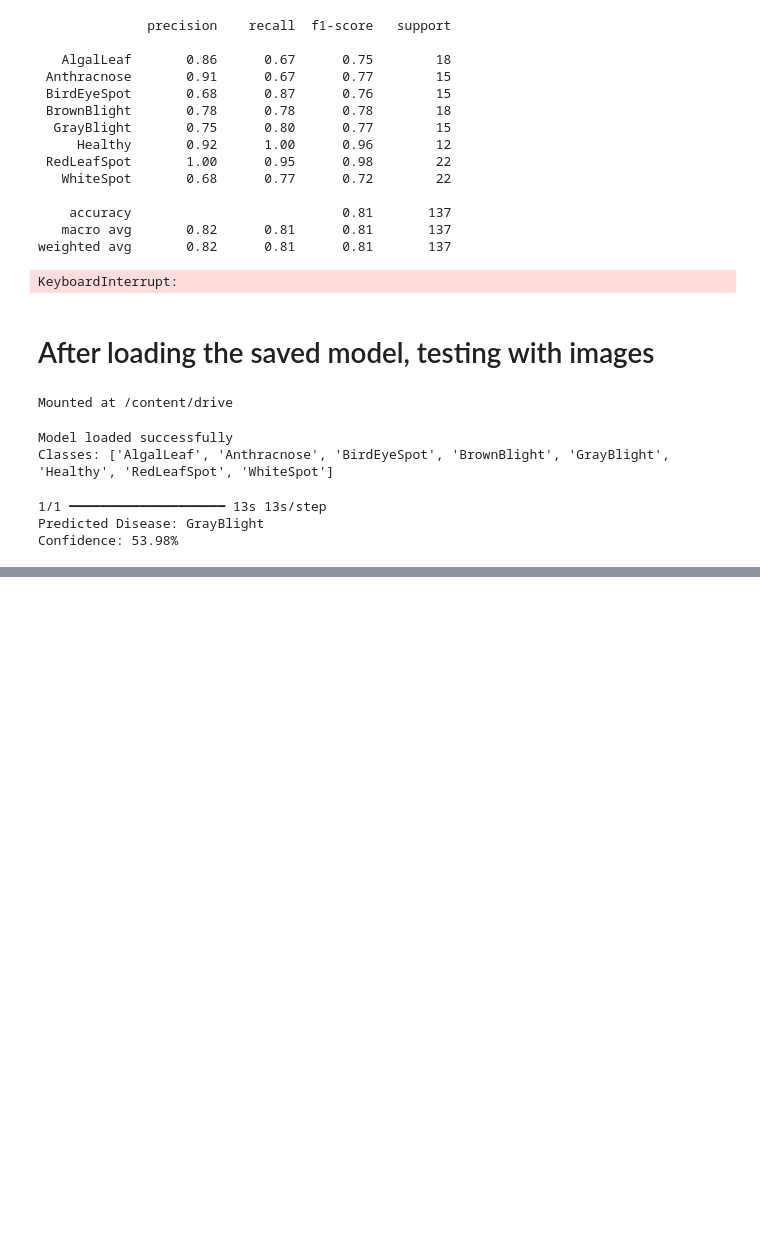
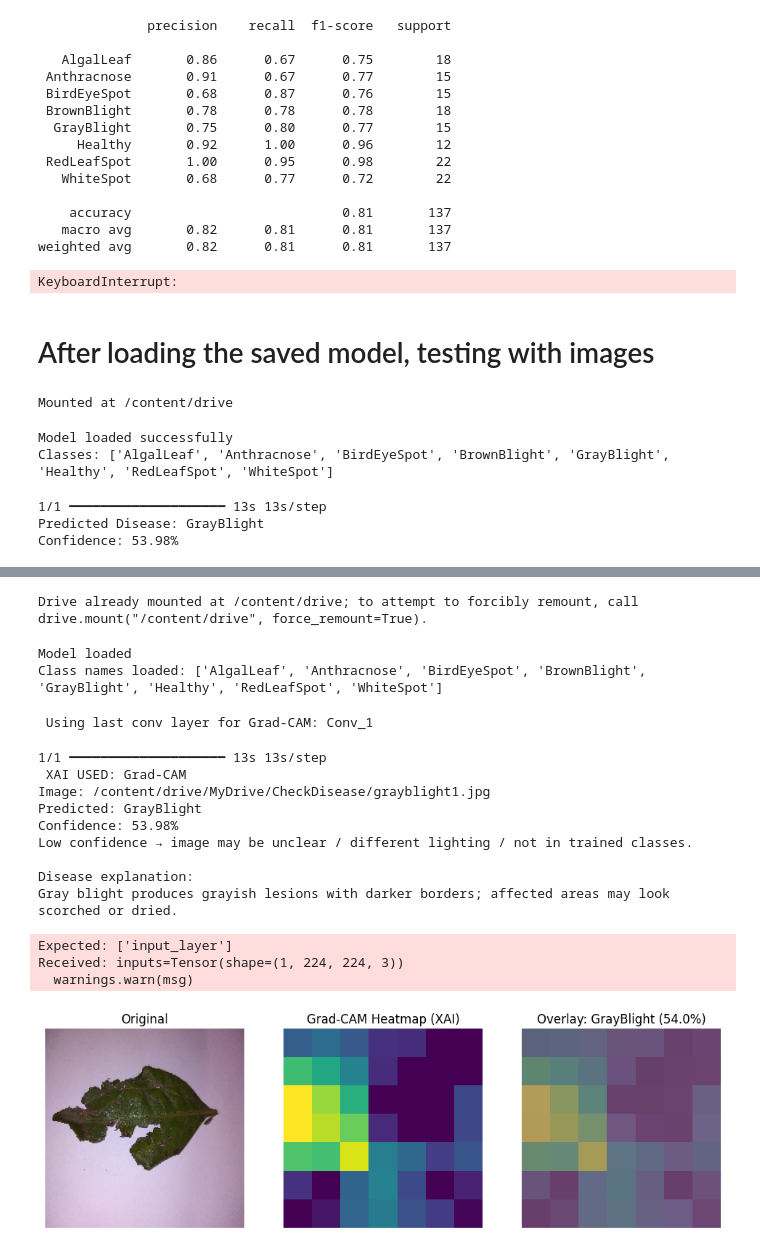
Before and after one commit to Kavishka2401/GPTea, a Jupyter notebook: TeaLeafDiseaseDetection.ipynb, the cells around one changed output, grey strips where cells are left out. Cells and saved outputs as stored; diff of their text form; code cells hidden in the pictures; blank space fills up the shorter version.

Commit message:
Adding XAI (Grad-CAM) visualization to explain classification results

```diff
--- a/TeaLeafDiseaseDetection.ipynb
+++ b/TeaLeafDiseaseDetection.ipynb
@@ -680,0 +683,57 @@ Confidence: 53.98%
+# %%
+
+# XAI with Grad-CAM with trained MobileNetV2 model
+
+
+from google.colab import drive
+drive.mount('/content/drive')
+
+import json
+import numpy as np
+import tensorflow as tf
+import matplotlib.pyplot as plt
+from tensorflow.keras.models import load_model
+from tensorflow.keras.preprocessing import image
+from tensorflow.keras.applications.mobilenet_v2 import preprocess_input
+# %% [output]
+Drive already mounted at /content/drive; to attempt to forcibly remount, call drive.mount("/content/drive", force_remount=True).
+# %%
+# Load saved model + class names
+MODEL_PATH = "/content/drive/MyDrive/MobileNetV2_TeaDisease_Final.keras"
+CLASSES_PATH = "/content/drive/MyDrive/class_names.json"
+
+model = load_model(MODEL_PATH)
+
+with open(CLASSES_PATH) as f:
+    class_names = json.load(f)
+
+print("Model loaded")
+print("Class names loaded:", class_names)
+# %% [output]
+Model loaded
+Class names loaded: ['AlgalLeaf', 'Anthracnose', 'BirdEyeSpot', 'BrownBlight', 'GrayBlight', 'Healthy', 'RedLeafSpot', 'WhiteSpot']
+# %%
+
+# Disease text explanations
+DISEASE_INFO = {
+    "Anthracnose": "Anthracnose typically appears as dark/irregular lesions that may enlarge and merge, causing necrotic patches on leaves.",
+    "AlgalLeaf": "Algal leaf spot often shows raised, circular, velvety patches (greenish/orange). Common in humid conditions and older leaves.",
+    "RedLeafSpot": "Red leaf spot presents as reddish-brown circular spots that can expand, merge, and reduce photosynthetic leaf area.",
+    "WhiteSpot": "White spot appears as pale/whitish lesions, sometimes with darker margins. Lesions can spread and weaken the leaf.",
+    "BirdEyeSpot": "Bird’s eye spot shows small round lesions with a pale center and darker ring, resembling an eye-like pattern.",
+    "BrownBlight": "Brown blight causes brown necrotic areas often starting at tips/margins and spreading inward in severe cases.",
+    "GrayBlight": "Gray blight produces grayish lesions with darker borders; affected areas may look scorched or dried.",
+    "Healthy": "Healthy leaves show uniform green color without visible lesions, spots, rust, or abnormal discoloration."
+}
+# %%
+
+# Automatically find the last convolution layer
+last_conv_layer_name = None
+for layer in model.layers[::-1]:
+    if isinstance(layer, tf.keras.layers.Conv2D):
+        last_conv_layer_name = layer.name
+        break
+
+print(" Using last conv layer for Grad-CAM:", last_conv_layer_name)
+# %% [output]
+ Using last conv layer for Grad-CAM: Conv_1
@@ -680,0 +813,20 @@ Confidence: 53.98%
+# %%
+# TEST
+img_path = "/content/drive/MyDrive/CheckDisease/grayblight1.jpg"
+
+#"/content/drive/MyDrive/CheckDisease/RedRust1.jpeg"
+predict_and_explain_xai(img_path)
+# %% [output]
+1/1 ━━━━━━━━━━━━━━━━━━━━ 13s 13s/step
+ XAI USED: Grad-CAM
+Image: /content/drive/MyDrive/CheckDisease/grayblight1.jpg
+Predicted: GrayBlight
+Confidence: 53.98%
+Low confidence → image may be unclear / different lighting / not in trained classes.
+
+Disease explanation:
+Gray blight produces grayish lesions with darker borders; affected areas may look scorched or dried.
+Expected: ['input_layer']
+Received: inputs=Tensor(shape=(1, 224, 224, 3))
+  warnings.warn(msg)
+[figure, added]
```
Also changed, not shown: parts of 4 cells of this notebook.
